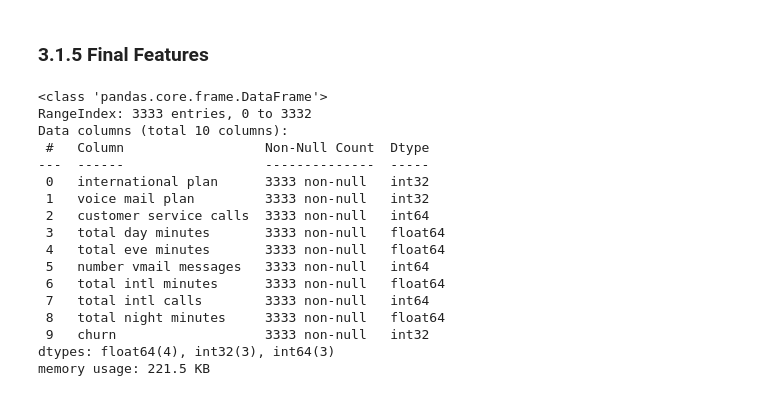
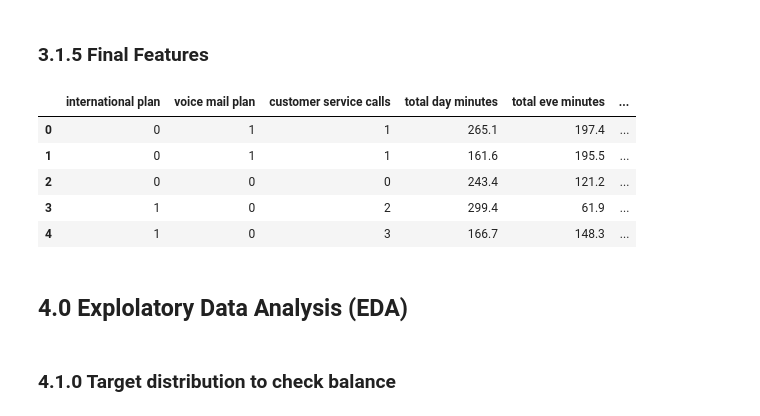
Before and after one commit to KaiFa254/Churn-in-Telecom-s-Phase-3-project, a Jupyter notebook: SyriaTel_Churn.ipynb, the cells around one changed output. Drawn from its saved outputs; the diff is of its cells as text; code cells hidden in the pictures.

```diff
--- a/SyriaTel_Churn.ipynb
+++ b/SyriaTel_Churn.ipynb
@@ -304,23 +281,16 @@ Final Selected Columns
 # %%
 df_selected = X_selected.copy()
 df_selected['churn'] =y
 
-df_selected.info()
+df_selected.head()
 # %% [output]
-<class 'pandas.core.frame.DataFrame'>
-RangeIndex: 3333 entries, 0 to 3332
-Data columns (total 10 columns):
- #   Column                  Non-Null Count  Dtype
----  ------                  --------------  -----
- 0   international plan      3333 non-null   int32
- 1   voice mail plan         3333 non-null   int32
- 2   customer service calls  3333 non-null   int64
- 3   total day minutes       3333 non-null   float64
- 4   total eve minutes       3333 non-null   float64
- 5   number vmail messages   3333 non-null   int64
- 6   total intl minutes      3333 non-null   float64
- 7   total intl calls        3333 non-null   int64
- 8   total night minutes     3333 non-null   float64
- 9   churn                   3333 non-null   int32
-dtypes: float64(4), int32(3), int64(3)
-memory usage: 221.5 KB
+|  | international plan | voice mail plan | customer service calls | total day minutes | total eve minutes | ... |
+| 0 | 0 | 1 | 1 | 265.1 | 197.4 | ... |
+| 1 | 0 | 1 | 1 | 161.6 | 195.5 | ... |
+| 2 | 0 | 0 | 0 | 243.4 | 121.2 | ... |
+| 3 | 1 | 0 | 2 | 299.4 | 61.9 | ... |
+| 4 | 1 | 0 | 3 | 166.7 | 148.3 | ... |
+# %% [markdown]
+## 4.0 Explolatory Data Analysis (EDA)
+# %% [markdown]
+### 4.1.0 Target distribution to check balance
```
Also changed, not shown: parts of 17 cells of this notebook.
